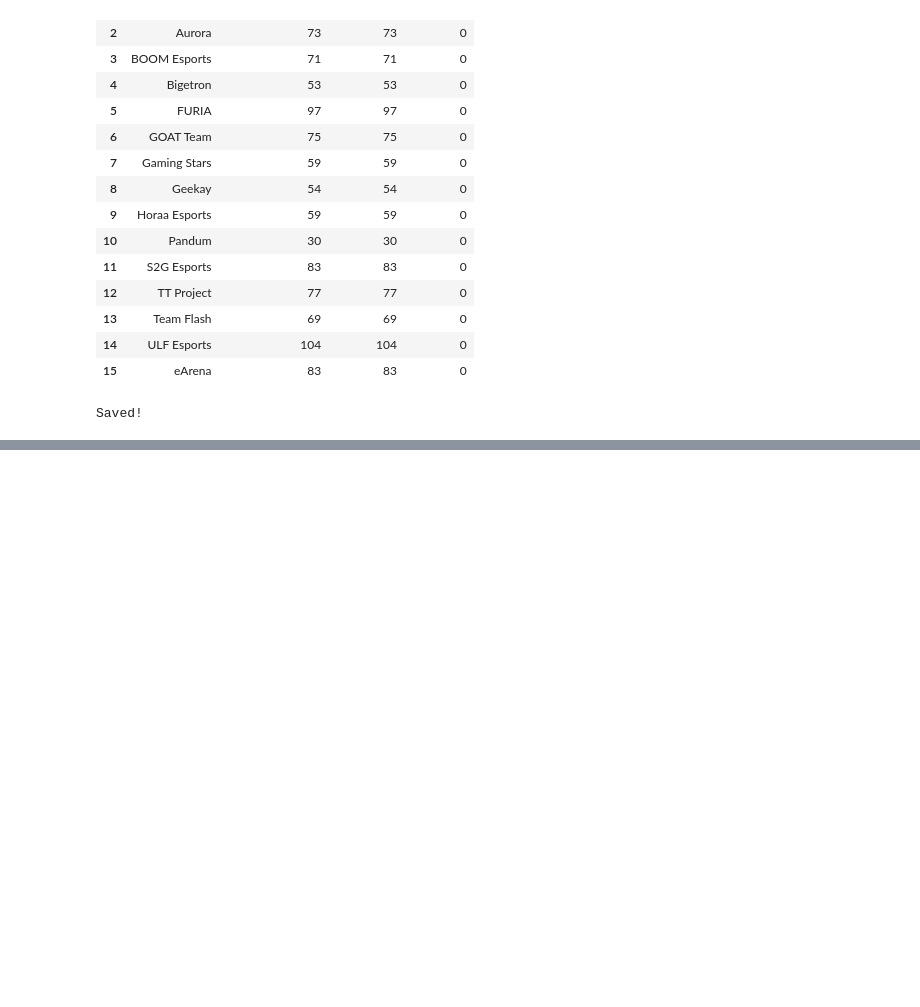
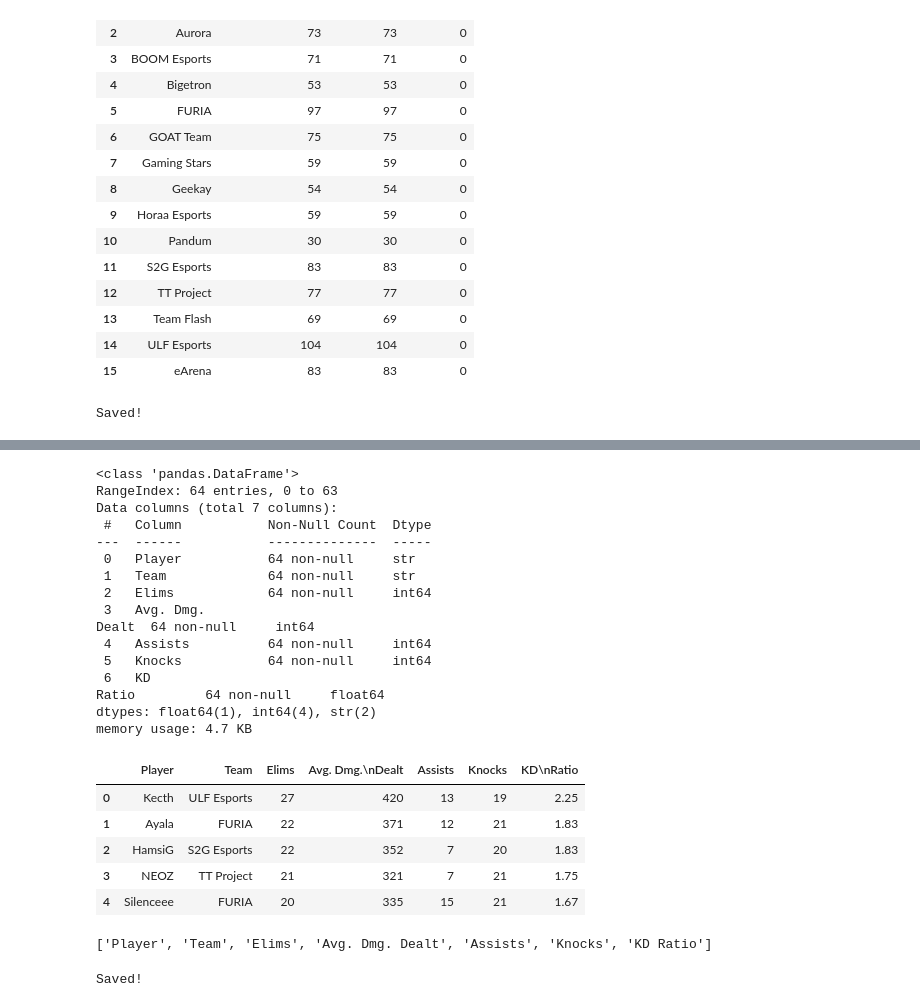
Before and after one commit to Faizan-2624/pmgo-s1-dashboards, a Jupyter notebook: notebooks/datas_clean.ipynb, the cells around one changed output, grey strips where cells are left out. Drawn from its saved outputs; the diff is of its cells as text; code cells hidden in the pictures; blank space fills up the shorter version.

```diff
--- a/notebooks/datascrap.ipynb
+++ b/notebooks/datas_clean.ipynb
@@ -291,0 +327,37 @@ Saved!
+# %%
+players_df = pd.read_csv('../data/player_stats.csv')
+players_df.info()
+players_df.head()
+# %% [output]
+<class 'pandas.DataFrame'>
+RangeIndex: 64 entries, 0 to 63
+Data columns (total 7 columns):
+ #   Column           Non-Null Count  Dtype
+---  ------           --------------  -----
+ 0   Player           64 non-null     str
+ 1   Team             64 non-null     str
+ 2   Elims            64 non-null     int64
+ 3   Avg. Dmg.
+Dealt  64 non-null     int64
+ 4   Assists          64 non-null     int64
+ 5   Knocks           64 non-null     int64
+ 6   KD
+Ratio         64 non-null     float64
+dtypes: float64(1), int64(4), str(2)
+memory usage: 4.7 KB
+|  | Player | Team | Elims | Avg. Dmg.\nDealt | Assists | Knocks | KD\nRatio |
+| 0 | Kecth | ULF Esports | 27 | 420 | 13 | 19 | 2.25 |
+| 1 | Ayala | FURIA | 22 | 371 | 12 | 21 | 1.83 |
+| 2 | HamsiG | S2G Esports | 22 | 352 | 7 | 20 | 1.83 |
+| 3 | NEOZ | TT Project | 21 | 321 | 7 | 21 | 1.75 |
+| 4 | Silenceee | FURIA | 20 | 335 | 15 | 21 | 1.67 |
+# %%
+players_df.columns = players_df.columns.str.replace('\n', ' ', regex=False)
+players_df.columns.tolist()
+# %% [output]
+['Player', 'Team', 'Elims', 'Avg. Dmg. Dealt', 'Assists', 'Knocks', 'KD Ratio']
+# %%
+players_df.to_csv('../data/player_stats_clean.csv', index=False)
+print("Saved!")
+# %% [output]
+Saved!
```
Also changed, not shown: parts of 2 cells of this notebook, 3 other files.
